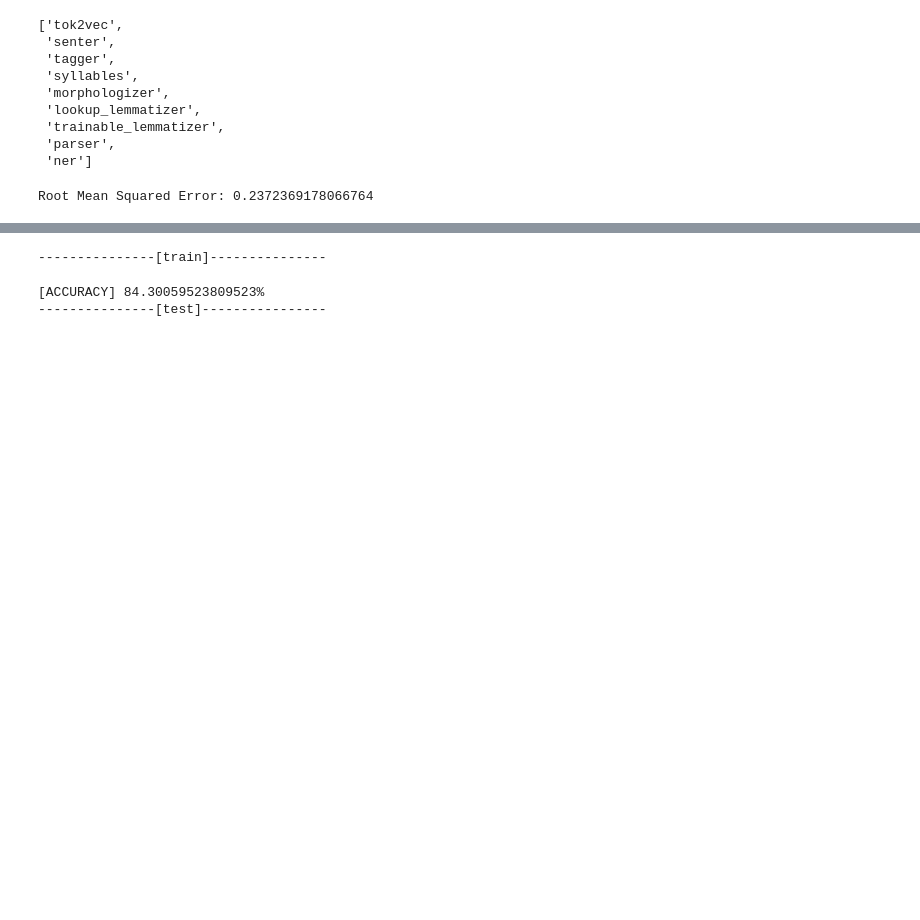
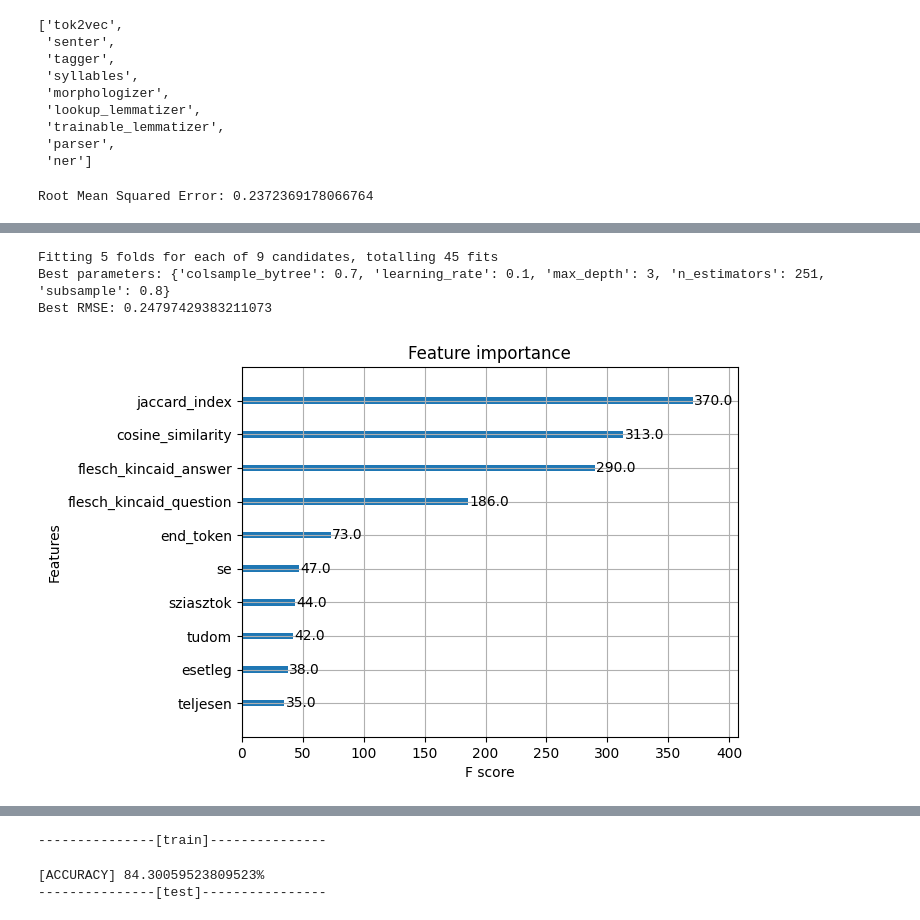
Before and after one commit to yarathealmighty/dumps, a Jupyter notebook: notebooks/askhu_ipynb.ipynb, the cells around one changed output, grey strips where cells are left out. Cells and saved outputs as stored; diff of their text form; code cells hidden in the pictures; blank space fills up the shorter version.

```diff
--- a/notebooks/askhu_ipynb.ipynb
+++ b/notebooks/askhu_ipynb.ipynb
@@ -419,0 +472,32 @@ Root Mean Squared Error: 0.2372369178066764
+# %%
+from sklearn.model_selection import GridSearchCV
+
+param_grid = {
+    'max_depth': [3],
+    'learning_rate': [0.1],
+    'n_estimators': [251],
+    'subsample': [0.7, 0.8, 1.0],
+    'colsample_bytree': [0.7, 0.8, 1.0]
+}
+
+grid_search = GridSearchCV(
+    estimator=xgb.XGBRegressor(), param_grid=param_grid, scoring='neg_mean_squared_error', cv=5, verbose=1
+)
+grid_search.fit(X_train,y_train)
+
+print("Best parameters:", grid_search.best_params_)
+print("Best RMSE:", np.sqrt(-grid_search.best_score_))
+# %% [output]
+Fitting 5 folds for each of 9 candidates, totalling 45 fits
+Best parameters: {'colsample_bytree': 0.7, 'learning_rate': 0.1, 'max_depth': 3, 'n_estimators': 251, 'subsample': 0.8}
+Best RMSE: 0.24797429383211073
+# %%
+booster = model.get_booster()
+
+importance = booster.get_score(importance_type='weight')
+sorted_importance = sorted(importance.items(), key=lambda x: x[1], reverse=True)
+
+xgb.plot_importance(booster, importance_type='weight', max_num_features=10)
+plt.show()
+# %% [output]
+[figure, added]
```
Also changed, not shown: parts of 11 cells of this notebook.
